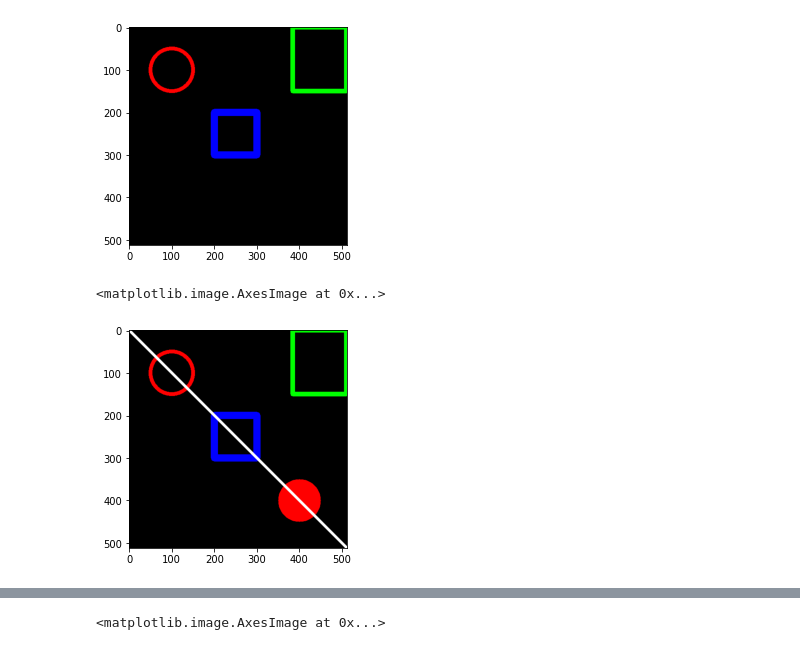
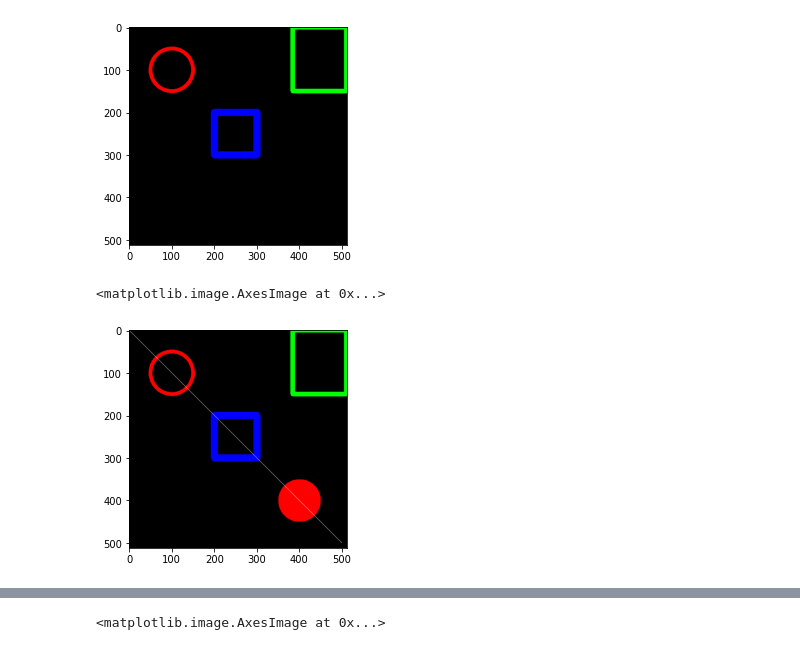
Before and after one commit to farrel1422/PCVK_Genap_2023, a Jupyter notebook: Week_2.ipynb, the cells around one changed output, grey strips where cells are left out. Drawn from its saved outputs; the diff is of its cells as text; code cells hidden in the pictures.

```diff
--- a/Week_2.ipynb
+++ b/Week_2.ipynb
@@ -85,8 +85,10 @@ plt.imshow(black_img)
 [figure]
 # %%
 cv.circle(black_img,center=(400,400),radius=50,color=(255,0,0),thickness=-1)
-cv.line(black_img,pt1=(0,0),pt2=(512,512),color=(255,255,255),thickness=5)
+for x in range (500):
+  black_img[x,int(x*(500/500))] = [255,255,255]
+# cv.line(black_img,pt1=(0,0),pt2=(512,512),color=(255,255,255),thickness=5)
 plt.imshow(black_img)
 # %% [output]
 <matplotlib.image.AxesImage at 0x...>
-[figure, old version]
+[figure, new version]
```
Also changed, not shown: parts of 4 cells of this notebook.
